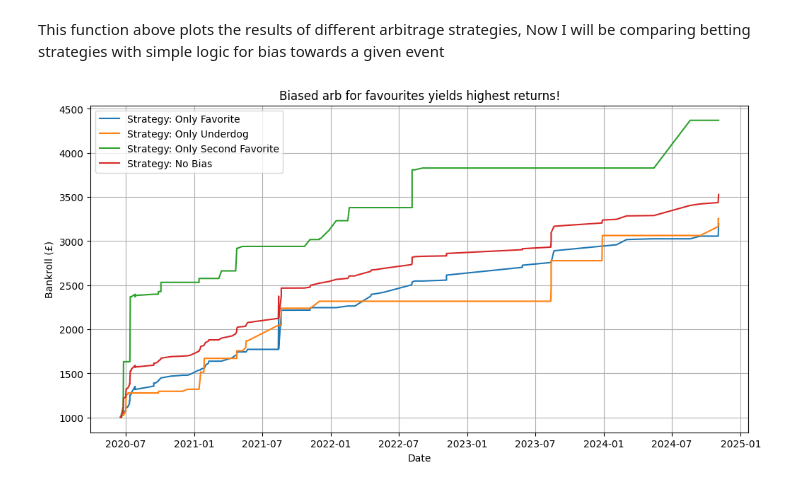
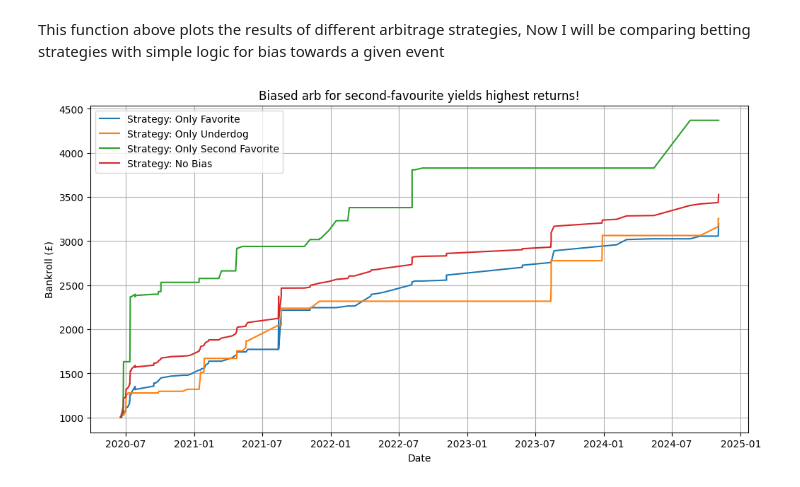
Before and after one commit to thoomkuzhymatthew/EPL_arb_betting, a Jupyter notebook: code/NB04-arbitrage_betting_strategies.ipynb, the cells around one changed output. Cells and saved outputs as stored; diff of their text form; code cells hidden in the pictures.

```diff
--- a/code/NB04-arbitrage_betting_strategies.ipynb
+++ b/code/NB04-arbitrage_betting_strategies.ipynb
@@ -861,26 +876,26 @@ This function above plots the results of different arbitrage strategies, Now I w
 # %%
 def only_fav_strategy(fav_prob, underdog_prob):
     return "fav"
 
 def only_underdog_strategy(fav_prob, underdog_prob):
     return "underdog"
 
 def only_second_fav_strategy(fav_prob, underdog_prob):
     return "second"
 
 def no_bias_strategy(fav_prob, underdog_prob):
     return "none"
 
 strategies = {
     "Only Favorite": only_fav_strategy,
     "Only Underdog": only_underdog_strategy,
     "Only Second Favorite": only_second_fav_strategy,
         "No Bias": no_bias_strategy,
 }
 
-plot_arb_comparison(arb_events_df, 1000, "2020-01-01", "2025-01-01", strategies, "Biased arb for favourites yields highest returns!", "arb_strategies_comparison")
+plot_arb_comparison(arb_events_df, 1000, "2020-01-01", "2025-01-01", strategies, "Biased arb for second-favourite yields highest returns!", "arb_strategies_comparison")
 # %% [output]
-[figure, old version]
+[figure, new version]
 # %% [markdown]
 ### Insight:
 
```
Also changed, not shown: parts of 24 cells of this notebook.
